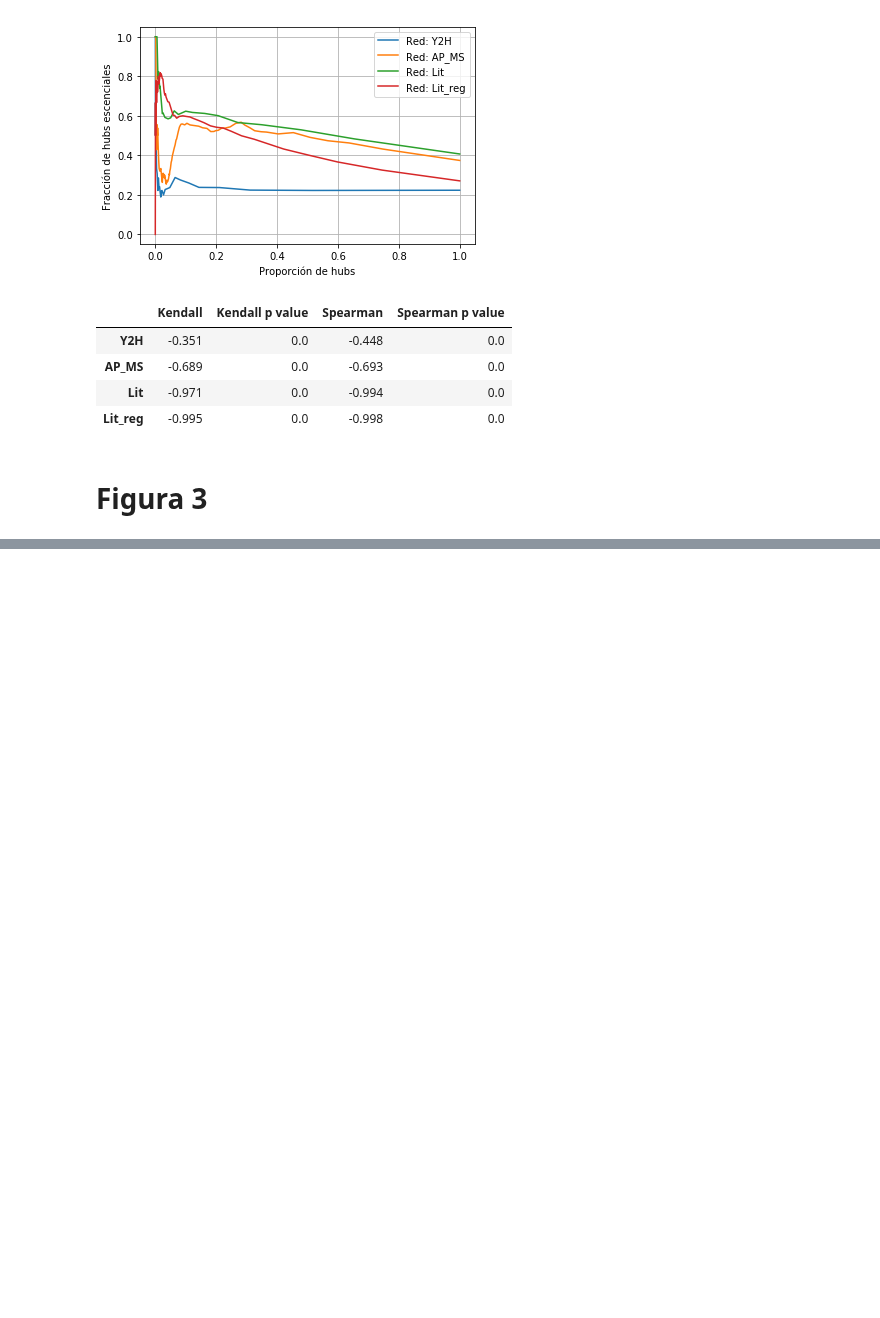
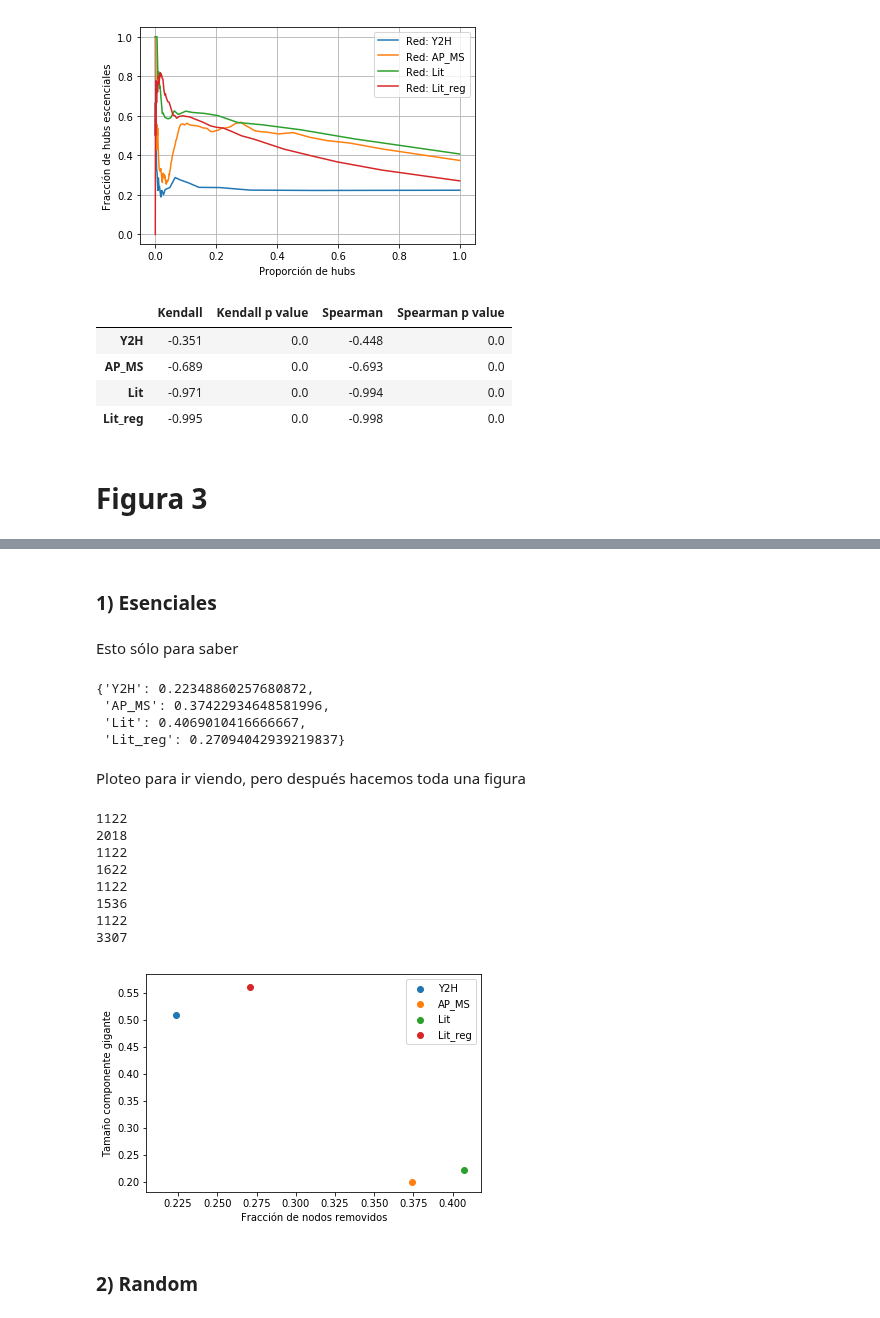
Before and after one commit to LunaKadysz/Redes, a Jupyter notebook: TPC_03/TPC_03.ipynb, the cells around one changed output, grey strips where cells are left out. Drawn from its saved outputs; the diff is of its cells as text; code cells hidden in the pictures; blank space fills up the shorter version.

```diff
--- a/TPC_03/TPC_03.ipynb
+++ b/TPC_03/TPC_03.ipynb
@@ -239,3 +239,57 @@ Tenemos que considerar x centralidades:
 * current_flow
 * diccionario_centralidad_cercania = nx.closeness_centrality(Red, u=None, distance=None, wf_improved=True)
 *
+# %% [markdown]
+### 1) Esenciales
+# %%
+def sacar_esenciales(red, lista_esenciales):
+    cant_nodos = redes_dict[red]['Nodos']
+    Graph = redes_dict[red]['Grafo'].copy() #no modifico originales
+    Graph.remove_nodes_from(lista_esenciales)
+    fracc_nodos_sacados = 1 - Graph.number_of_nodes() / cant_nodos
+
+
+    componentes=[Graph.subgraph(componente)
+                 for componente in sorted(nx.connected_components(Graph),
+                                          key=len, reverse=True)]
+    gigante = componentes[0]
+    fracc_tamamo_gigante = gigante.number_of_nodes() / cant_nodos
+    return fracc_nodos_sacados, fracc_tamamo_gigante
+# %% [markdown]
+Esto sólo para saber
+# %%
+nodos_esenciales_frac = {}
+for red in redes_dict.keys():
+    nodos_esenciales_frac[red] = len(set(redes_dict[red]["Grafo"].nodes()).intersection(lista_esenciales)) / redes_dict[red]['Nodos']
+
+nodos_esenciales_frac
+# %% [output]
+{'Y2H': 0.22348860257680872,
+ 'AP_MS': 0.37422934648581996,
+ 'Lit': 0.4069010416666667,
+ 'Lit_reg': 0.27094042939219837}
+# %% [markdown]
+Ploteo para ir viendo, pero después hacemos toda una figura
+# %%
+x = {}
+y = {}
+for red in redes_dict.keys():
+    x[red], y[red] = sacar_esenciales(red, lista_esenciales)
+    plt.scatter(x[red], y[red], label = f'{red}')
+
+plt.xlabel("Fracción de nodos removidos")
+plt.ylabel("Tamaño componente gigante")
+plt.legend()
+plt.show()
+# %% [output]
+1122
+2018
+1122
+1622
+1122
+1536
+1122
+3307
+[figure, added]
+# %% [markdown]
+### 2) Random
```
Also changed, not shown: parts of 6 cells of this notebook.
